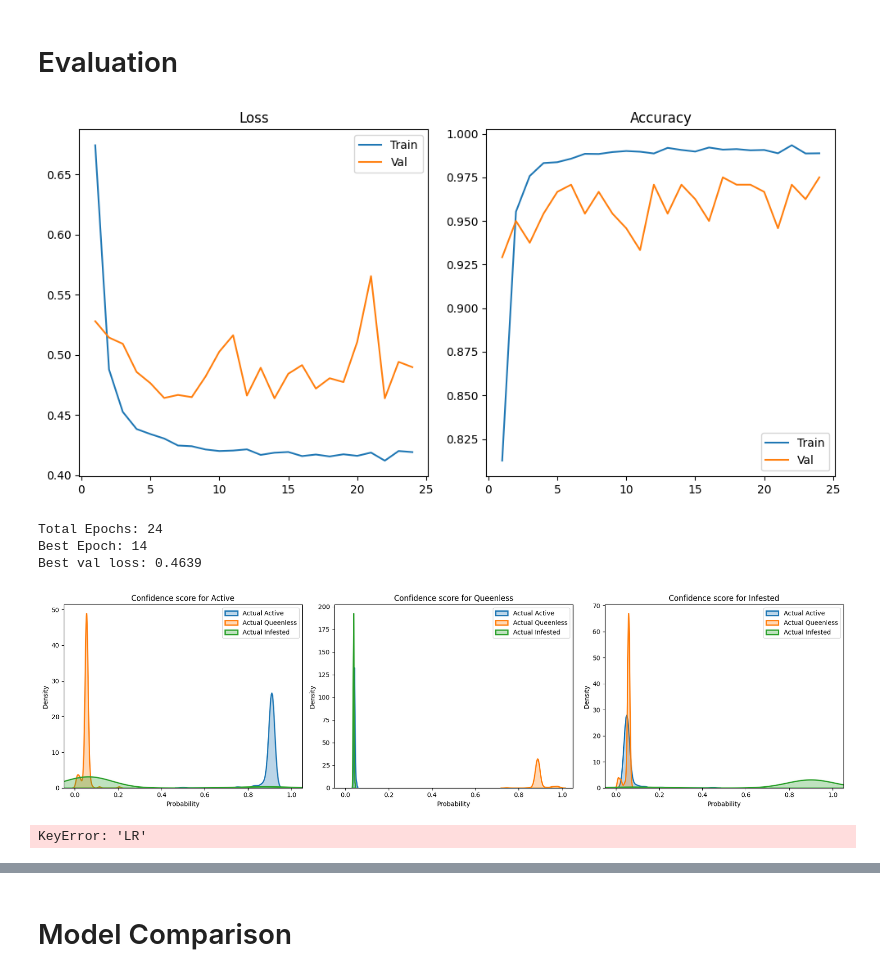
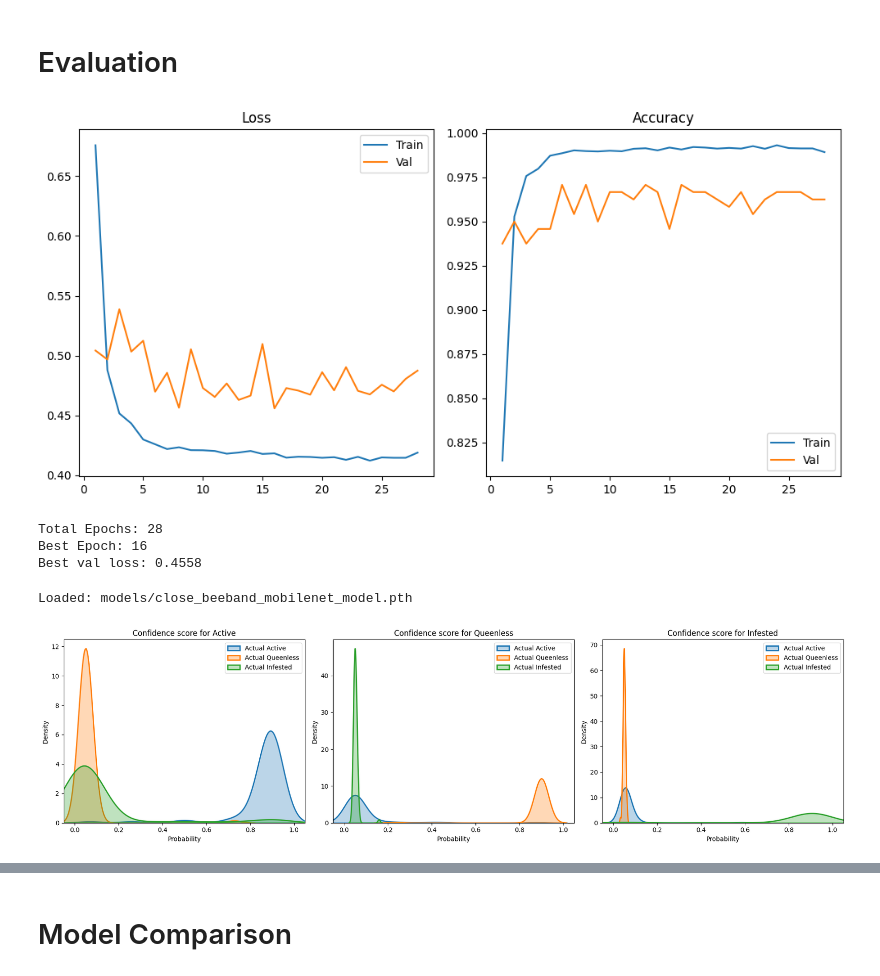
Before and after one commit to jadjadjade002/aib-apisacoustic, a Jupyter notebook: apisacoustic.ipynb, the cells around one changed output, grey strips where cells are left out. Saved outputs shown, nothing was run; the diff lists cells and outputs as text; code cells hidden in the pictures.

```diff
--- a/apisacoustic.ipynb
+++ b/apisacoustic.ipynb
@@ -87,20 +87,13 @@ Name: count, dtype: int64
 # Data split
 # %%
 def split_data(df, stratify_col):
-    # เช็คว่า stratify ได้หรือไม่: ต้องมี column และทุกคลาสมี >= 2 ตัวอย่าง
-    def can_stratify(s):
-        return s is not None and s.value_counts().min() >= 2
+    def _stratify(s):
+        return s if s is not None and s.value_counts().min() >= 2 else None
 
-    # ใช้ stratify หรือไม่?
-    stratify = df[stratify_col] if (stratify_col in df.columns and can_stratify(df[stratify_col])) else None
-
-    # Split 1: แบ่ง 80% (train) / 20% (temp)
-    train_df, temp_df = train_test_split(df, test_size=0.20, random_state=42, stratify=stratify)
-
-    # Split 2: แบ่ง 20% temp → 10% (val) + 10% (test)
-    stratify2 = temp_df[stratify_col] if (stratify is not None and can_stratify(temp_df[stratify_col])) else None
-    val_df, test_df = train_test_split(temp_df, test_size=0.50, random_state=42, stratify=stratify2)
-
+    s = _stratify(df[stratify_col]) if stratify_col in df.columns else None
+    train_df, temp_df = train_test_split(df, test_size=0.20, random_state=42, stratify=s)
+    s2 = _stratify(temp_df[stratify_col]) if s is not None else None
+    val_df, test_df = train_test_split(temp_df, test_size=0.50, random_state=42, stratify=s2)
     return train_df, val_df, test_df
 # %%
 frdr_files = glob.glob(os.path.join(frdr_audiofolder_path, "*.wav"))
@@ -373,6 +351,6 @@ class ChunkDataset(Dataset):
 train_dataset = ChunkDataset(balanced_train_chunks_df, augment=True)
 val_dataset = ChunkDataset(balanced_val_chunks_df)
 test_dataset = ChunkDataset(test_chunks_df)
-train_loader = DataLoader(train_dataset, batch_size=32, shuffle=True, num_workers=0)
-val_loader = DataLoader(val_dataset, batch_size=32, shuffle=False, num_workers=0)
-test_loader = DataLoader(test_dataset, batch_size=32, shuffle=False, num_workers=0)
+train_loader = DataLoader(train_dataset, batch_size=32, shuffle=True)
+val_loader = DataLoader(val_dataset, batch_size=32, shuffle=False)
+test_loader = DataLoader(test_dataset, batch_size=32, shuffle=False)
@@ -389,10 +371,10 @@ model = model.to(DEVICE)
 
 optimizer = optim.AdamW(model.parameters(), lr=5e-5, weight_decay=1e-2)
 
-NUM_EPOCHS = 40
+NUM_EPOCHS = 30
 
 best_val_loss = float('inf')
-patience, trigger = 15, 0
+patience, trigger = 12, 0
 results_table = []
 headers = ["Epoch", "Train Loss", "Train Acc", "Val Loss", "Val Acc", "Grad Norm", "Time"]
 
@@ -439,7 +421,7 @@ for epoch in range(NUM_EPOCHS):
 
     val_loss, val_acc = val_loss / val_total, val_correct / val_total
 
-    results_table.append([epoch+1, f"{train_loss:.4f}", f"{train_acc:.4f}", f"{val_loss:.4f}", f"{val_acc:.4f}", f"{avg_grad_norm:.4f}", f"{time.time() - start_time:.1f}s"])
+    results_table.append([epoch+1, f"{train_loss:.4f}", f"{train_acc:.4f}", f"{val_loss:.4f}", f"{val_acc:.4f}",  f"{avg_grad_norm:.4f}", f"{time.time() - start_time:.1f}s"])
     clear_output(wait=True)
     print(tabulate(results_table, headers=headers, tablefmt="simple_outline"))
 
@@ -723,48 +723,44 @@ print("Total Epochs:", len(results_df))
 print("Best Epoch:", results_df.loc[best_idx, 'Epoch'])
 print("Best val loss:", results_df.loc[best_idx, 'Val Loss'])
 # %% [output]
-[figure, old version]
+[figure, new version]
-Total Epochs: 24
-Best Epoch: 14
-Best val loss: 0.4639
+Total Epochs: 28
+Best Epoch: 16
+Best val loss: 0.4558
 # %%
 def plot_density(model, loader, device, class_names=['Active', 'Queenless', 'Infested']):
     model.eval()
     all_probs = []; all_labels = []
     with torch.no_grad():
         for images, labels in loader:
             images, labels = images.to(device), labels.to(device)
             outputs = model(images)
             probs = F.softmax(outputs, dim=1)
             all_probs.append(probs.cpu().numpy())
             all_labels.append(labels.cpu().numpy())
     probs = np.concatenate(all_probs, axis=0)
     labels = np.concatenate(all_labels, axis=0)
     fig, axes = plt.subplots(1, 3, figsize=(18, 5))
     colors = ['#1f77b4', '#ff7f0e', '#2ca02c']
     for i in range(3):
         for j in range(3):
             sns.kdeplot(probs[labels == j, i], fill=True, color=colors[j], label=f"Actual {class_names[j]}", ax=axes[i], alpha=0.3, linewidth=2)
         axes[i].set_title(f"Confidence score for {class_names[i]}")
         axes[i].set_xlabel("Probability"); axes[i].set_ylabel("Density"); axes[i].set_xlim(-0.05, 1.05); axes[i].legend()
     plt.tight_layout(); plt.show()
 
-plot_density(model, test_loader, DEVICE)
+pth_path = 'models/close_beeband_mobilenet_model.pth'
+
+model_pth = timm.create_model('mobilenetv4_hybrid_large', pretrained=False, num_classes=3)
+model_pth.classifier = nn.Sequential(nn.Dropout(0.5), nn.Linear(model_pth.classifier.in_features, 3))
+model_pth.load_state_dict(torch.load(pth_path, map_location=DEVICE, weights_only=True))
+model_pth = model_pth.to(DEVICE).eval()
+print(f'Loaded: {pth_path}')
+
+plot_density(model_pth, val_loader, DEVICE)
 # %% [output]
+Loaded: models/close_beeband_mobilenet_model.pth
-[figure, old version]
+[figure, new version]
-# %%
-results_df = pd.DataFrame(results_table, columns=headers)
-results_df['LR'] = results_df['LR'].astype(float)
-fig, ax = plt.subplots(figsize=(8, 4))
-ax.plot(results_df['Epoch'], results_df['LR'], marker='o', linestyle='-', color='green', linewidth=2)
-ax.set_xlabel('Epoch')
-ax.set_ylabel('Learning Rate')
-ax.set_title('Learning Rate Schedule')
-ax.grid(True, linestyle='--', alpha=0.5)
-plt.tight_layout()
-plt.show()
-# %% [output]
-KeyError: 'LR'
 # %%
 def plot_metrics(model, dataloader, device, class_names, split_name=None):
     model.eval()
```
Also changed, not shown: parts of 8 cells of this notebook.
